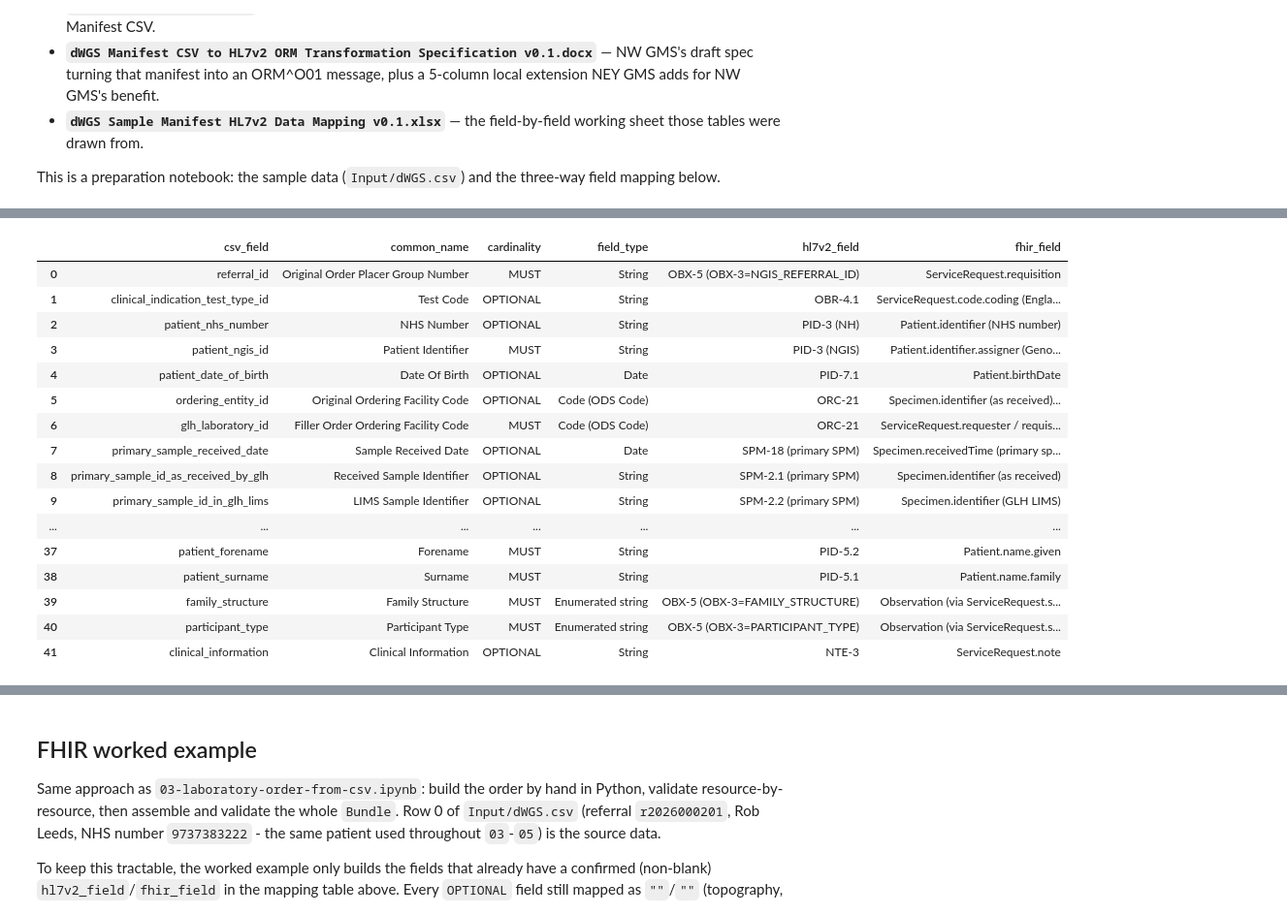
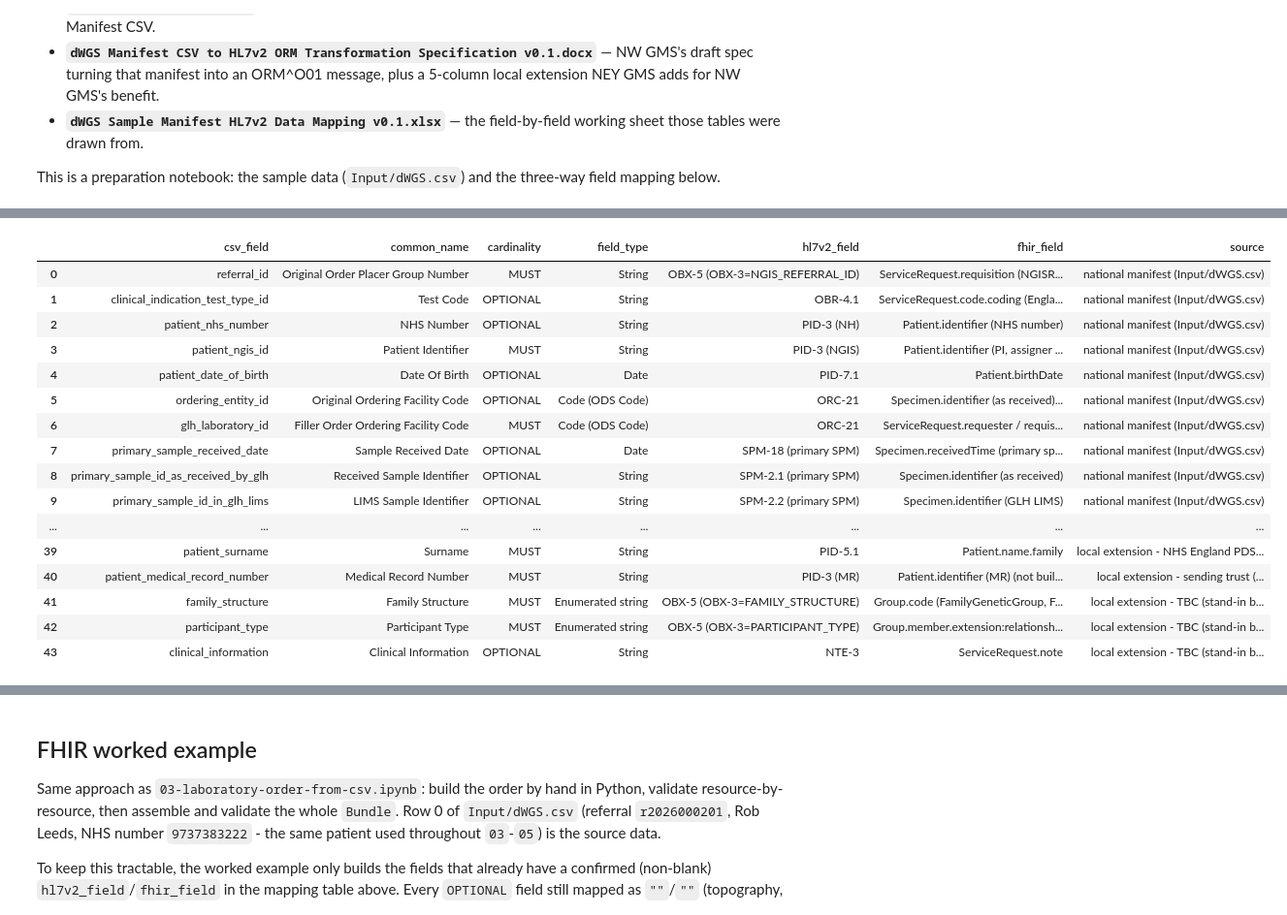
Before and after one commit to nw-gmsa/Testing, a Jupyter notebook: notebooks/08-subcontracted-laboratory-order-from-external-glh.ipynb, the cells around one changed output, grey strips where cells are left out. Shown at 97% size. Saved outputs shown, nothing was run; the diff lists cells and outputs as text; code cells hidden in the pictures.

```diff
--- a/notebooks/08-subcontracted-laboratory-order-from-external-glh.ipynb
+++ b/notebooks/08-subcontracted-laboratory-order-from-external-glh.ipynb
@@ -135,15 +144,16 @@ import pandas as pd
 FIELD_MAPPING = [
     # csv_field, common_name, cardinality, field_type, hl7v2_field, fhir_field
     # cardinality/field_type source: RGL to SGL SOP v0.4 Appendix 3 (national fields) and the
-    # transformation spec Section 7.2 (NEY local-extension fields) - in Input/dWGS.csv column order.
+    # transformation spec v0.2 Section 7.2 (NW GMS local-extension fields, positions 38-44) - in
+    # manifest column order. Input/dWGS.csv carries only the first 37 (national) of these.
     ("referral_id", "Original Order Placer Group Number", "MUST", "String",
-     "OBX-5 (OBX-3=NGIS_REFERRAL_ID)", "ServiceRequest.requisition"),
+     "OBX-5 (OBX-3=NGIS_REFERRAL_ID)", "ServiceRequest.requisition (NGISReferralId) + Group.identifier:ReferralId; with patient_ngis_id, ServiceRequest.identifier (NGISCompositeOrderNumber)"),
     ("clinical_indication_test_type_id", "Test Code", "OPTIONAL", "String",
      "OBR-4.1", "ServiceRequest.code.coding (England-GenomicTestDirectory)"),
     ("patient_nhs_number", "NHS Number", "OPTIONAL", "String",
      "PID-3 (NH)", "Patient.identifier (NHS number)"),
     ("patient_ngis_id", "Patient Identifier", "MUST", "String",
-     "PID-3 (NGIS)", "Patient.identifier.assigner (Genomics England, ODS 8J834)"),
+     "PID-3 (NGIS)", "Patient.identifier (PI, assigner Genomics England 8J834); with referral_id, ServiceRequest.identifier (NGISCompositeOrderNumber)"),
     ("patient_date_of_birth", "Date Of Birth", "OPTIONAL", "Date",
      "PID-7.1", "Patient.birthDate"),
     ("ordering_entity_id", "Original Ordering Facility Code", "OPTIONAL", "Code (ODS Code)",
@@ -179,52 +189,70 @@ FIELD_MAPPING = [
     ("glh_concentration_(ng/ul)", "DNA Concentration", "OPTIONAL", "Number", "", ""),
     ("glh_od260/280", "DNA Purity", "OPTIONAL", "Number", "", ""),
     ("glh_din_value", "DNA Integrity Number", "OPTIONAL", "Number", "", ""),
     ("glh_percentage_DNA_over_23kb", "DNA Fragment Size", "OPTIONAL", "Number", "", ""),
     ("glh_qc_status", "QC Status", "OPTIONAL", "String", "", ""),
     ("glh_sample_dispatch_date", "Dispatch Date", "OPTIONAL", "Date", "", ""),
     ("glh_sample_consignment_number", "Consignment Number", "OPTIONAL", "String",
      "SPM-32", "Specimen.identifier (type=STN)"),
     ("plating_organisation", "Plating Organisation", "OPTIONAL", "Enum", "", ""),
     ("gmc_rack_id", "Rack Identifier", "OPTIONAL", "String", "", ""),
     ("gmc_rack_well", "Rack Well Position", "OPTIONAL", "String (pattern)", "", ""),
     ("dna_extraction_protocol", "DNA Extraction Method", "OPTIONAL", "String",
      "SPM-7", "Specimen.collection.method"),
     ("prolonged_sample_storage", "Sample Storage Method", "OPTIONAL", "String", "", ""),
     ("retrospective_sample", "Retrospective Sample Flag", "OPTIONAL", "Enum",
      "(no clean v2 field)", "ServiceRequest.intent (reflex-order when Retrospective)"),
     ("approved_by", "Approved By", "OPTIONAL", "String", "", ""),
+    ("placer_order_number", "Placer Order Number", "MUST", "String",
+     "ORC-2.1 / OBR-2.1", "ServiceRequest.identifier (PLAC) (not built - NGISCompositeOrderNumber used)"),
     ("patient_forename", "Forename", "MUST", "String", "PID-5.2", "Patient.name.given"),
     ("patient_surname", "Surname", "MUST", "String", "PID-5.1", "Patient.name.family"),
+    ("patient_medical_record_number", "Medical Record Number", "MUST", "String",
+     "PID-3 (MR)", "Patient.identifier (MR) (not built - no source yet)"),
     ("family_structure", "Family Structure", "MUST", "Enumerated string",
-     "OBX-5 (OBX-3=FAMILY_STRUCTURE)", "Observation (via ServiceRequest.supportingInfo)"),
+     "OBX-5 (OBX-3=FAMILY_STRUCTURE)", "Group.code (FamilyGeneticGroup, FamilyStructure ValueSet)"),
     ("participant_type", "Participant Type", "MUST", "Enumerated string",
-     "OBX-5 (OBX-3=PARTICIPANT_TYPE)", "Observation (via ServiceRequest.supportingInfo)"),
+     "OBX-5 (OBX-3=PARTICIPANT_TYPE)", "Group.member.extension:relationship (FamilyGeneticGroup)"),
     ("clinical_information", "Clinical Information", "OPTIONAL", "String", "NTE-3", "ServiceRequest.note"),
 ]
 
 field_mapping_df = pd.DataFrame(
     FIELD_MAPPING,
     columns=["csv_field", "common_name", "cardinality", "field_type", "hl7v2_field", "fhir_field"],
 )
+
+# Positions 38-44: NW GMS asked for these; they're not in the national manifest (or Input/dWGS.csv).
+LOCAL_EXTENSION_SOURCE = {
+    "placer_order_number": "local extension - sending system (not built)",
+    "patient_forename": "local extension - NHS England PDS (by NHS number)",
+    "patient_surname": "local extension - NHS England PDS (by NHS number)",
+    "patient_medical_record_number": "local extension - sending trust (not in PDS; TBC)",
+    "family_structure": "local extension - TBC (stand-in below)",
+    "participant_type": "local extension - TBC (stand-in below)",
+    "clinical_information": "local extension - TBC (stand-in below)",
+}
+field_mapping_df["source"] = field_mapping_df.csv_field.map(LOCAL_EXTENSION_SOURCE).fillna("national manifest (Input/dWGS.csv)")
+national_fields = field_mapping_df[~field_mapping_df.csv_field.isin(LOCAL_EXTENSION_SOURCE)].csv_field.tolist()
+assert len(national_fields) == 37 and field_mapping_df.csv_field.tolist()[37:] == list(LOCAL_EXTENSION_SOURCE)
 field_mapping_df
 # %% [output]
-|  | csv_field | common_name | cardinality | field_type | hl7v2_field | fhir_field |
-| 0 | referral_id | Original Order Placer Group Number | MUST | String | OBX-5 (OBX-3=NGIS_REFERRAL_ID) | ServiceRequest.requisition |
-| 1 | clinical_indication_test_type_id | Test Code | OPTIONAL | String | OBR-4.1 | ServiceRequest.code.coding (Engla... |
-| 2 | patient_nhs_number | NHS Number | OPTIONAL | String | PID-3 (NH) | Patient.identifier (NHS number) |
-| 3 | patient_ngis_id | Patient Identifier | MUST | String | PID-3 (NGIS) | Patient.identifier.assigner (Geno... |
-| 4 | patient_date_of_birth | Date Of Birth | OPTIONAL | Date | PID-7.1 | Patient.birthDate |
-| 5 | ordering_entity_id | Original Ordering Facility Code | OPTIONAL | Code (ODS Code) | ORC-21 | Specimen.identifier (as received)... |
-| 6 | glh_laboratory_id | Filler Order Ordering Facility Code | MUST | Code (ODS Code) | ORC-21 | ServiceRequest.requester / requis... |
-| 7 | primary_sample_received_date | Sample Received Date | OPTIONAL | Date | SPM-18 (primary SPM) | Specimen.receivedTime (primary sp... |
-| 8 | primary_sample_id_as_received_by_glh | Received Sample Identifier | OPTIONAL | String | SPM-2.1 (primary SPM) | Specimen.identifier (as received) |
-| 9 | primary_sample_id_in_glh_lims | LIMS Sample Identifier | OPTIONAL | String | SPM-2.2 (primary SPM) | Specimen.identifier (GLH LIMS) |
-| ... | ... | ... | ... | ... | ... | ... |
-| 37 | patient_forename | Forename | MUST | String | PID-5.2 | Patient.name.given |
-| 38 | patient_surname | Surname | MUST | String | PID-5.1 | Patient.name.family |
-| 39 | family_structure | Family Structure | MUST | Enumerated string | OBX-5 (OBX-3=FAMILY_STRUCTURE) | Observation (via ServiceRequest.s... |
-| 40 | participant_type | Participant Type | MUST | Enumerated string | OBX-5 (OBX-3=PARTICIPANT_TYPE) | Observation (via ServiceRequest.s... |
-| 41 | clinical_information | Clinical Information | OPTIONAL | String | NTE-3 | ServiceRequest.note |
+|  | csv_field | common_name | cardinality | field_type | hl7v2_field | fhir_field | source |
+| 0 | referral_id | Original Order Placer Group Number | MUST | String | OBX-5 (OBX-3=NGIS_REFERRAL_ID) | ServiceRequest.requisition (NGISR... | national manifest (Input/dWGS.csv) |
+| 1 | clinical_indication_test_type_id | Test Code | OPTIONAL | String | OBR-4.1 | ServiceRequest.code.coding (Engla... | national manifest (Input/dWGS.csv) |
+| 2 | patient_nhs_number | NHS Number | OPTIONAL | String | PID-3 (NH) | Patient.identifier (NHS number) | national manifest (Input/dWGS.csv) |
+| 3 | patient_ngis_id | Patient Identifier | MUST | String | PID-3 (NGIS) | Patient.identifier (PI, assigner ... | national manifest (Input/dWGS.csv) |
+| 4 | patient_date_of_birth | Date Of Birth | OPTIONAL | Date | PID-7.1 | Patient.birthDate | national manifest (Input/dWGS.csv) |
+| 5 | ordering_entity_id | Original Ordering Facility Code | OPTIONAL | Code (ODS Code) | ORC-21 | Specimen.identifier (as received)... | national manifest (Input/dWGS.csv) |
+| 6 | glh_laboratory_id | Filler Order Ordering Facility Code | MUST | Code (ODS Code) | ORC-21 | ServiceRequest.requester / requis... | national manifest (Input/dWGS.csv) |
+| 7 | primary_sample_received_date | Sample Received Date | OPTIONAL | Date | SPM-18 (primary SPM) | Specimen.receivedTime (primary sp... | national manifest (Input/dWGS.csv) |
+| 8 | primary_sample_id_as_received_by_glh | Received Sample Identifier | OPTIONAL | String | SPM-2.1 (primary SPM) | Specimen.identifier (as received) | national manifest (Input/dWGS.csv) |
+| 9 | primary_sample_id_in_glh_lims | LIMS Sample Identifier | OPTIONAL | String | SPM-2.2 (primary SPM) | Specimen.identifier (GLH LIMS) | national manifest (Input/dWGS.csv) |
+| ... | ... | ... | ... | ... | ... | ... | ... |
+| 39 | patient_surname | Surname | MUST | String | PID-5.1 | Patient.name.family | local extension - NHS England PDS... |
+| 40 | patient_medical_record_number | Medical Record Number | MUST | String | PID-3 (MR) | Patient.identifier (MR) (not buil... | local extension - sending trust (... |
+| 41 | family_structure | Family Structure | MUST | Enumerated string | OBX-5 (OBX-3=FAMILY_STRUCTURE) | Group.code (FamilyGeneticGroup, F... | local extension - TBC (stand-in b... |
+| 42 | participant_type | Participant Type | MUST | Enumerated string | OBX-5 (OBX-3=PARTICIPANT_TYPE) | Group.member.extension:relationsh... | local extension - TBC (stand-in b... |
+| 43 | clinical_information | Clinical Information | OPTIONAL | String | NTE-3 | ServiceRequest.note | local extension - TBC (stand-in b... |
 # %% [markdown]
 ## Sample manifest data
 
```
Also changed, not shown: parts of 24 cells of this notebook, 11 other files.
